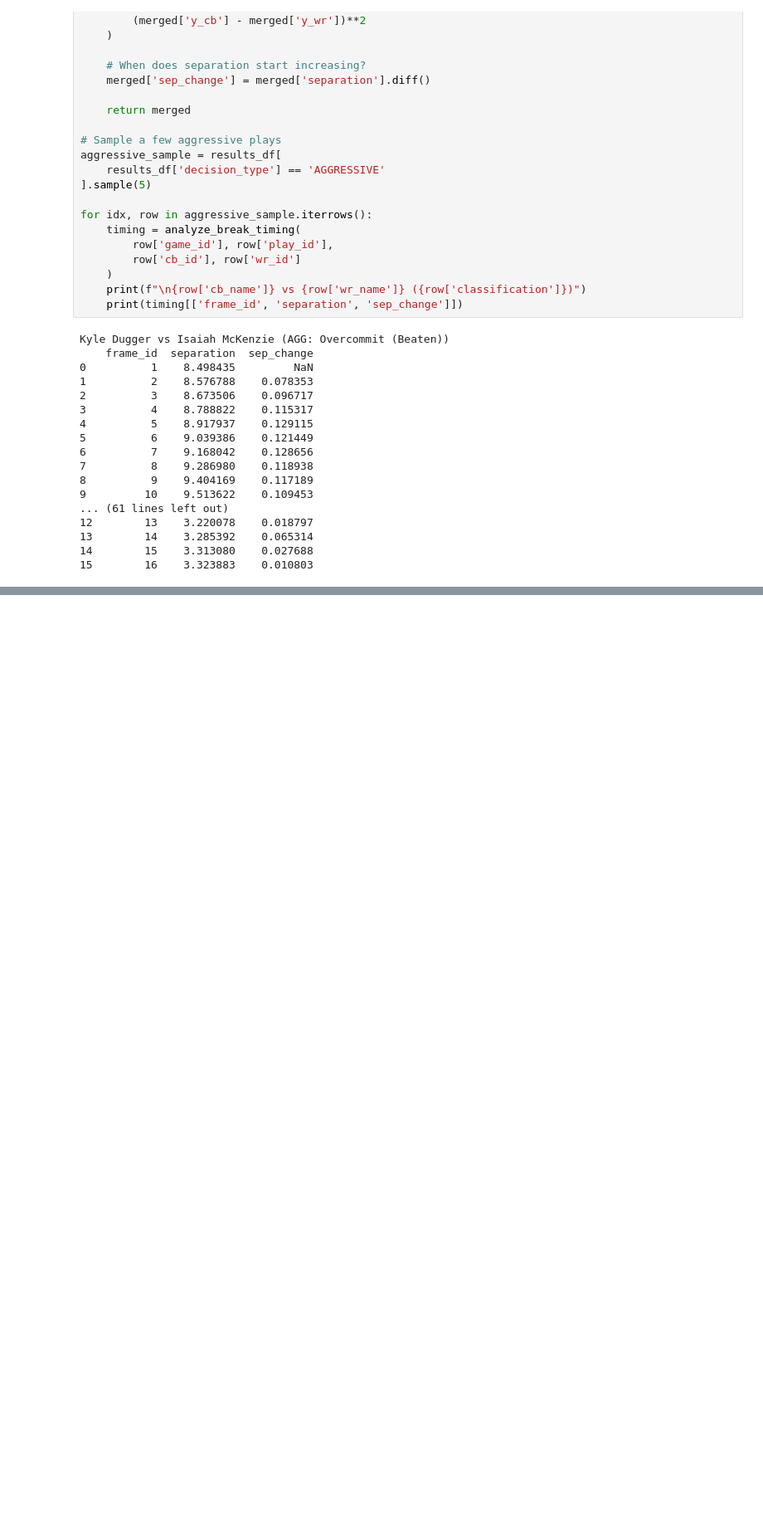
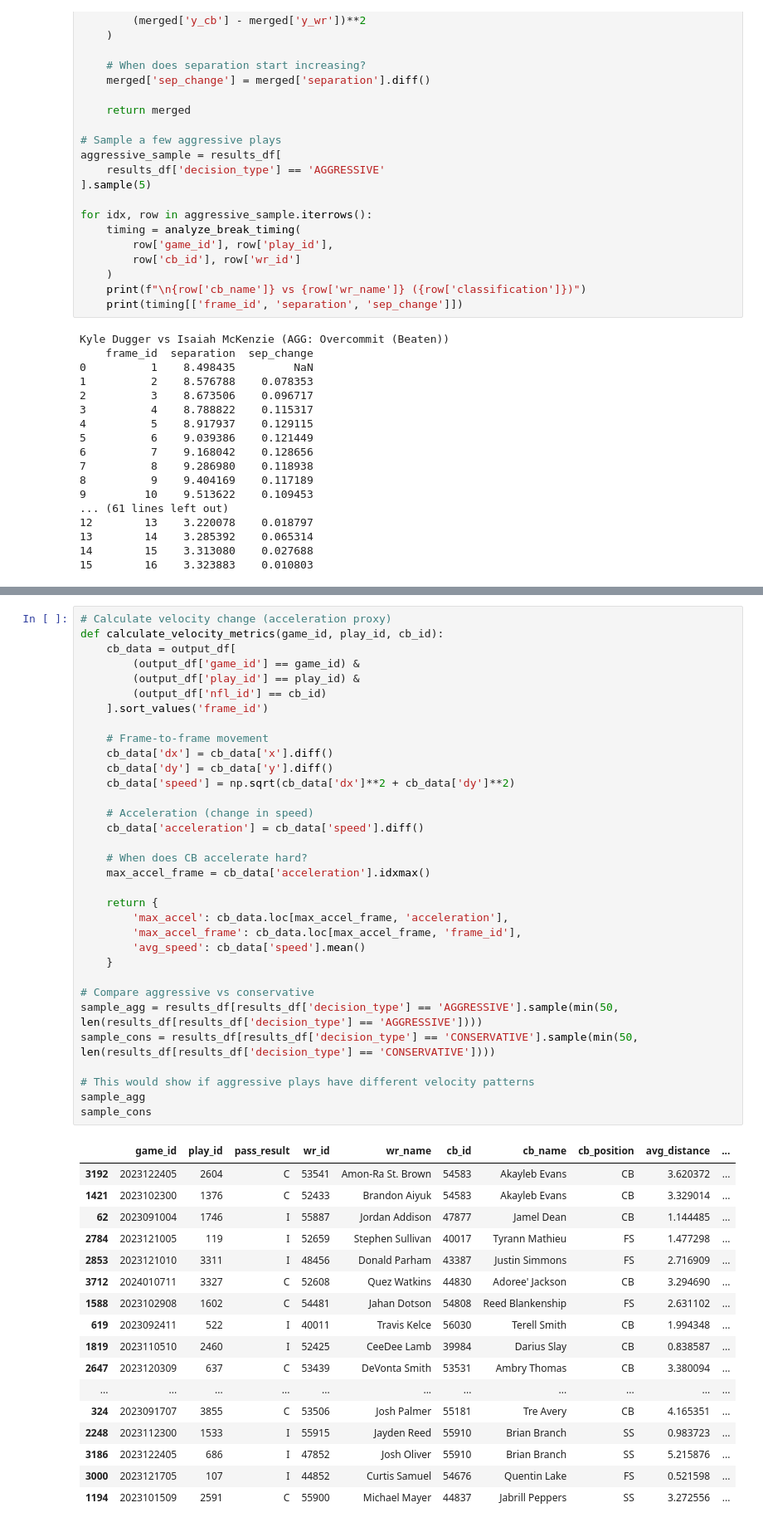
Before and after one commit to jonaslee17/nfl-big-data-bowl-2026, a Jupyter notebook: notebooks/03_classifying_db_action.ipynb, the cells around one changed output, grey strips where cells are left out. Shown: that part at 83% size. Drawn from its saved outputs; the diff is of its cells as text; blank space fills up the shorter version.

```diff
--- a/notebooks/03_classifying_db_action.ipynb
+++ b/notebooks/03_classifying_db_action.ipynb
@@ -801,0 +837,51 @@ KeyError: 'route_of_targeted_receiver'
+# %%
+# Calculate velocity change (acceleration proxy)
+def calculate_velocity_metrics(game_id, play_id, cb_id):
+    cb_data = output_df[
+        (output_df['game_id'] == game_id) &
+        (output_df['play_id'] == play_id) &
+        (output_df['nfl_id'] == cb_id)
+    ].sort_values('frame_id')
+
+    # Frame-to-frame movement
+    cb_data['dx'] = cb_data['x'].diff()
+    cb_data['dy'] = cb_data['y'].diff()
+    cb_data['speed'] = np.sqrt(cb_data['dx']**2 + cb_data['dy']**2)
+
+    # Acceleration (change in speed)
+    cb_data['acceleration'] = cb_data['speed'].diff()
+
+    # When does CB accelerate hard?
+    max_accel_frame = cb_data['acceleration'].idxmax()
+
+    return {
+        'max_accel': cb_data.loc[max_accel_frame, 'acceleration'],
+        'max_accel_frame': cb_data.loc[max_accel_frame, 'frame_id'],
+        'avg_speed': cb_data['speed'].mean()
+    }
+
+# Compare aggressive vs conservative
+sample_agg = results_df[results_df['decision_type'] == 'AGGRESSIVE'].sample(min(50, len(results_df[results_df['decision_type'] == 'AGGRESSIVE'])))
+sample_cons = results_df[results_df['decision_type'] == 'CONSERVATIVE'].sample(min(50, len(results_df[results_df['decision_type'] == 'CONSERVATIVE'])))
+
+# This would show if aggressive plays have different velocity patterns
+sample_agg
+sample_cons
+# %% [output]
+|  | game_id | play_id | pass_result | wr_id | wr_name | cb_id | cb_name | cb_position | avg_distance | ... |
+| 3192 | 2023122405 | 2604 | C | 53541 | Amon-Ra St. Brown | 54583 | Akayleb Evans | CB | 3.620372 | ... |
+| 1421 | 2023102300 | 1376 | C | 52433 | Brandon Aiyuk | 54583 | Akayleb Evans | CB | 3.329014 | ... |
+| 62 | 2023091004 | 1746 | I | 55887 | Jordan Addison | 47877 | Jamel Dean | CB | 1.144485 | ... |
+| 2784 | 2023121005 | 119 | I | 52659 | Stephen Sullivan | 40017 | Tyrann Mathieu | FS | 1.477298 | ... |
+| 2853 | 2023121010 | 3311 | I | 48456 | Donald Parham | 43387 | Justin Simmons | FS | 2.716909 | ... |
+| 3712 | 2024010711 | 3327 | C | 52608 | Quez Watkins | 44830 | Adoree' Jackson | CB | 3.294690 | ... |
+| 1588 | 2023102908 | 1602 | C | 54481 | Jahan Dotson | 54808 | Reed Blankenship | FS | 2.631102 | ... |
+| 619 | 2023092411 | 522 | I | 40011 | Travis Kelce | 56030 | Terell Smith | CB | 1.994348 | ... |
+| 1819 | 2023110510 | 2460 | I | 52425 | CeeDee Lamb | 39984 | Darius Slay | CB | 0.838587 | ... |
+| 2647 | 2023120309 | 637 | C | 53439 | DeVonta Smith | 53531 | Ambry Thomas | CB | 3.380094 | ... |
+| ... | ... | ... | ... | ... | ... | ... | ... | ... | ... | ... |
+| 324 | 2023091707 | 3855 | C | 53506 | Josh Palmer | 55181 | Tre Avery | CB | 4.165351 | ... |
+| 2248 | 2023112300 | 1533 | I | 55915 | Jayden Reed | 55910 | Brian Branch | SS | 0.983723 | ... |
+| 3186 | 2023122405 | 686 | I | 47852 | Josh Oliver | 55910 | Brian Branch | SS | 5.215876 | ... |
+| 3000 | 2023121705 | 107 | I | 44852 | Curtis Samuel | 54676 | Quentin Lake | FS | 0.521598 | ... |
+| 1194 | 2023101509 | 2591 | C | 55900 | Michael Mayer | 44837 | Jabrill Peppers | SS | 3.272556 | ... |
```
Also changed, not shown: parts of 1 cell of this notebook.
